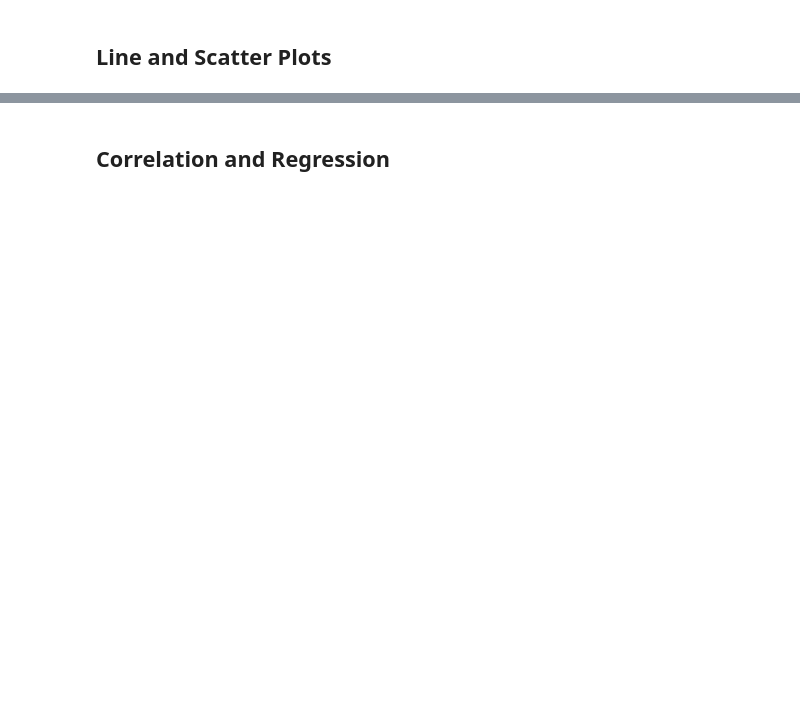
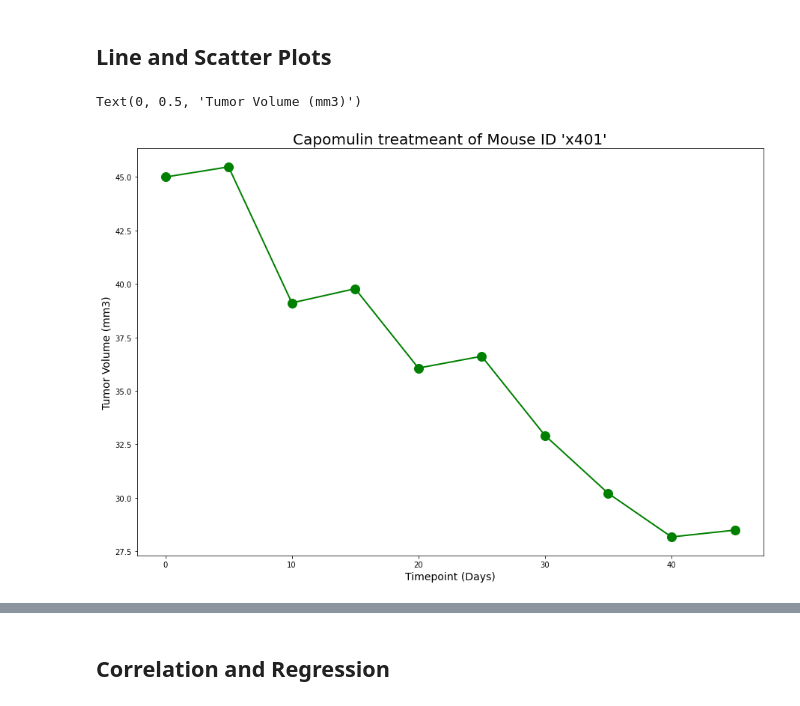
Before and after one commit to nlepley1230/Matplotlib-Homework---The-Power-of-Plots, a Jupyter notebook: Pymaceuticals/pymaceuticals_starter.ipynb, the cells around one changed output, grey strips where cells are left out. Drawn from its saved outputs; the diff is of its cells as text; code cells hidden in the pictures; blank space fills up the shorter version.

```diff
--- a/Pymaceuticals/pymaceuticals_starter.ipynb
+++ b/Pymaceuticals/pymaceuticals_starter.ipynb
@@ -349,0 +364,21 @@ NameError: name 'tumor_volume' is not defined
+# %%
+# Generate a line plot of tumor volume vs. time point for a mouse treated with Capomulin
+capomulin = mouse_study_combined.loc[mouse_study_combined["Drug Regimen"] == "Capomulin",:]
+capomulin
+
+
+mouse_in_capomulin = capomulin.loc[capomulin["Mouse ID"] == "x401",:]
+mouse_in_capomulin
+
+# Specify plot parameters
+x_axis = mouse_in_capomulin["Timepoint"]
+tumor_volume = mouse_in_capomulin["Tumor Volume (mm3)"]
+
+fig1, ax1 = plt.subplots(figsize=(15, 10))
+plt.title("Capomulin treatmeant of Mouse ID 'x401'",fontsize =20)
+plt.plot(x_axis, tumor_volume,linewidth=2, markersize=12,marker="o",color="green", label="mm3")
+plt.xlabel("Timepoint (Days)",fontsize =14)
+plt.ylabel("Tumor Volume (mm3)",fontsize =14)
+# %% [output]
+Text(0, 0.5, 'Tumor Volume (mm3)')
+[figure, added]
```
Also changed, not shown: parts of 10 cells of this notebook.
